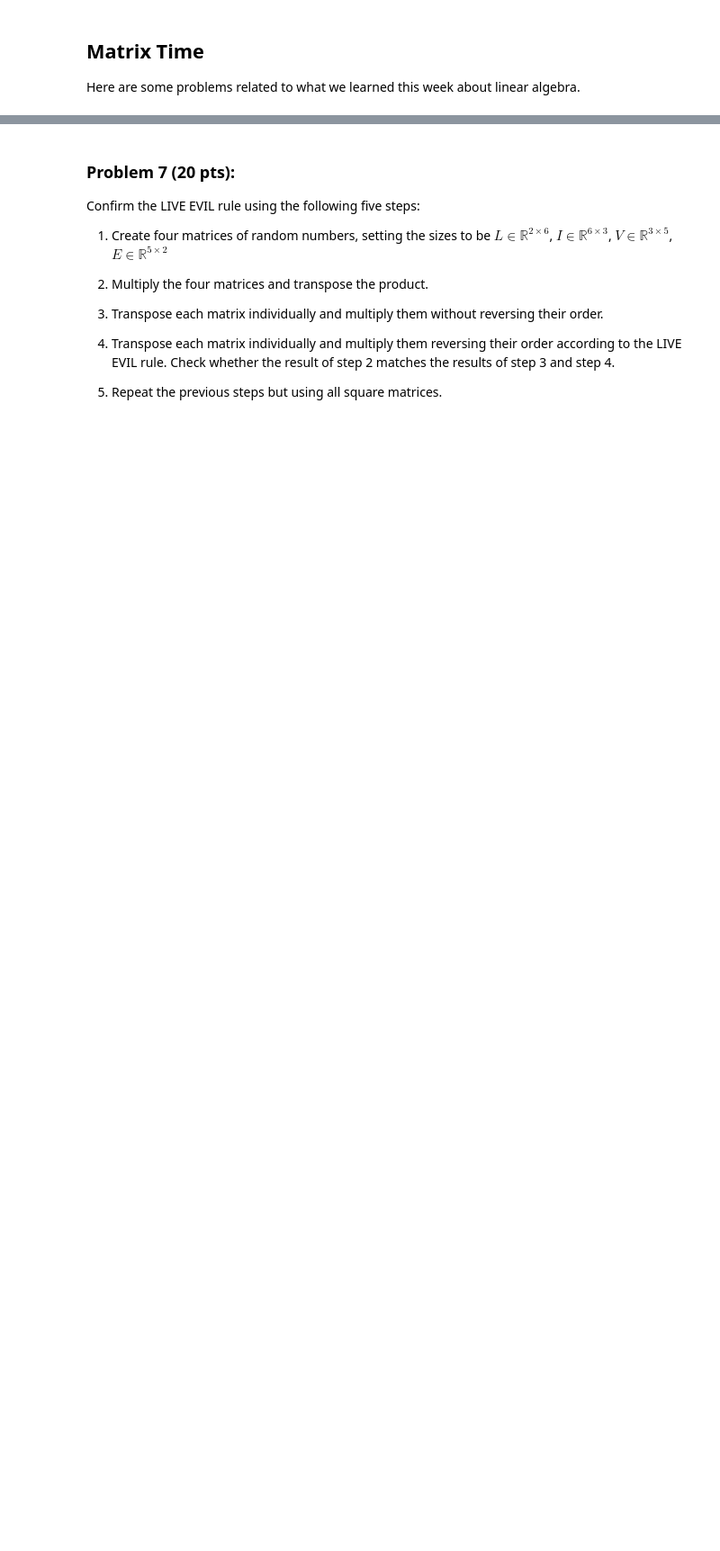
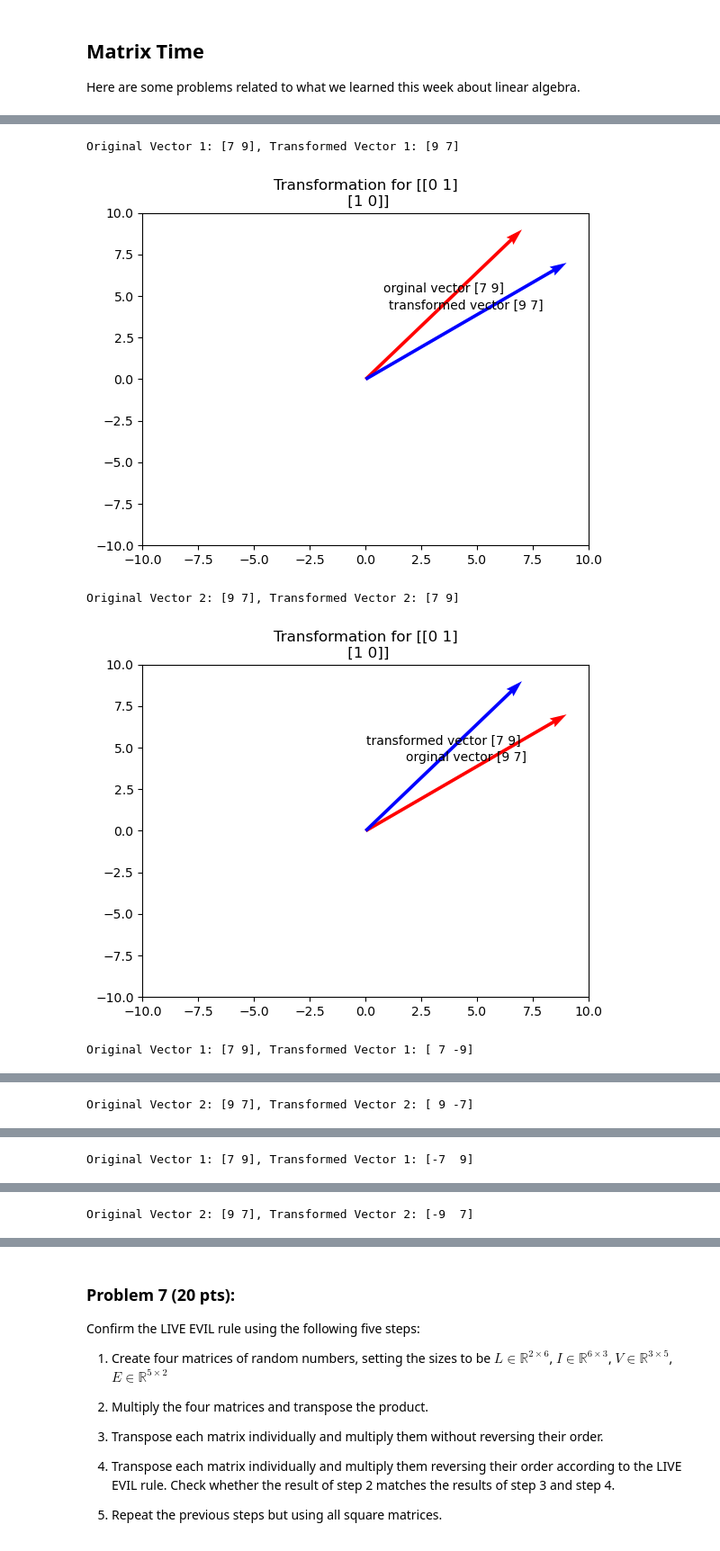
Before and after one commit to Pyckett/DrewPickett_AD450Winter2026, a Jupyter notebook: week_7_data_cleaning_matrix.ipynb, the cells around one changed output, grey strips where cells are left out. Shown at 90% size. Cells and saved outputs as stored; diff of their text form; code cells hidden in the pictures; blank space fills up the shorter version.

```diff
--- a/week_7_data_cleaning_matrix.ipynb
+++ b/week_7_data_cleaning_matrix.ipynb
@@ -281,21 +293,53 @@ Here are some problems related to what we learned this week about linear algebra
 # %%
 import numpy as np
 import matplotlib.pyplot as plt
 
+matrices = [np.matrix([[0, 1], [1, 0]]),
+            np.matrix([[1, 0], [0, -1]]),
+            np.matrix([[-1, 0], [0, 1]]),
+            np.matrix([[2, 0], [0, 1]]),
+            np.matrix([[1, 0], [0, 2]]),
+            np.matrix([[2, 0], [0, 2]]),
+            np.matrix([[1, 2], [0, 1]]),
+            np.matrix([[1, 0], [2, 1]]),
+            np.matrix([[-1, 0], [0, -1]]),
+            np.matrix([[0, 1], [-1, 0]]),
+            np.matrix([[0, -1], [1, 0]]), ]
 
+def plot_vectors(vector, vector_t, matrix):
+    quiver = plt.quiver(
+        [0, 0], # Sets the x-cordinate of the start of the vectors
+        [0, 0], # Sets the y-cordinate of the start of the vectors
+        [vector[0], vector_t[0]], # Sets the x-cordinate of the end of the vectors
+        [vector[1], vector_t[1]], # Sets the y-cordinate of the end of the vectors
+        angles='xy',
+        scale_units='xy',
+        scale=1,
+        color=['r','b']
+    )
+    x_max = max(vector[0], vector_t[0]) + 1
+    y_max = max(vector[1], vector_t[1]) + 1
+    plt.xlim(-x_max, x_max)
+    plt.ylim(-y_max, y_max)
+    plt.quiverkey(quiver, *(vector-0.5*vector), 1, f'orginal vector {vector}', coordinates='data')
+    plt.quiverkey(quiver, *(vector_t-0.5*vector_t), 1, f'transformed vector {vector_t}', coordinates='data')
+    plt.title(f'Transformation for {matrix}')
+    plt.show()
 
+vector_1 = np.random.randint(0, 10, 2)
+vector_2 = np.random.randint(0, 10, 2)
 
-quiver = plt.quiver([0, 0], # Sets the x-cordinate of the start of the vectors
-                    [0, 0], # Sets the y-cordinate of the start of the vectors
-                    [1, -1], # Sets the x-cordinate of the end of the vectors
-                    [1, -1], # Sets the y-cordinate of the end of the vectors
-           angles='xy',
-           scale_units='xy',
-           scale=1,
-           color=['r','b'])
-plt.xlim(-2, 2)
-plt.ylim(-2, 2)
-plt.quiverkey(quiver, 1, 1, 1, 'orginal vector', coordinates='data')
-plt.quiverkey(quiver, -1, -1.5, 1, 'transformed vector', coordinates='data')
-plt.title('Description of Transformation')
-plt.show()
+for matrix in matrices:
+    vector_1_t = (vector_1*matrix).A[0]
+    print(f"Original Vector 1: {vector_1}, Transformed Vector 1: {vector_1_t}")
+    plot_vectors(vector_1, vector_1_t, matrix)
+
+    vector_2_t = (vector_2*matrix).A[0]
+    print(f"Original Vector 2: {vector_2}, Transformed Vector 2: {vector_2_t}")
+    plot_vectors(vector_2, vector_2_t, matrix)
+# %% [output]
+Original Vector 1: [7 9], Transformed Vector 1: [9 7]
+[figure, added]
+Original Vector 2: [9 7], Transformed Vector 2: [7 9]
+[figure, added]
+Original Vector 1: [7 9], Transformed Vector 1: [ 7 -9]
@@ -301,0 +347 @@ plt.show()
+Original Vector 2: [9 7], Transformed Vector 2: [ 9 -7]
@@ -301,0 +349 @@ plt.show()
+Original Vector 1: [7 9], Transformed Vector 1: [-7  9]
@@ -301,0 +351 @@ plt.show()
+Original Vector 2: [9 7], Transformed Vector 2: [-9  7]
```
Also changed, not shown: parts of 3 cells of this notebook.
